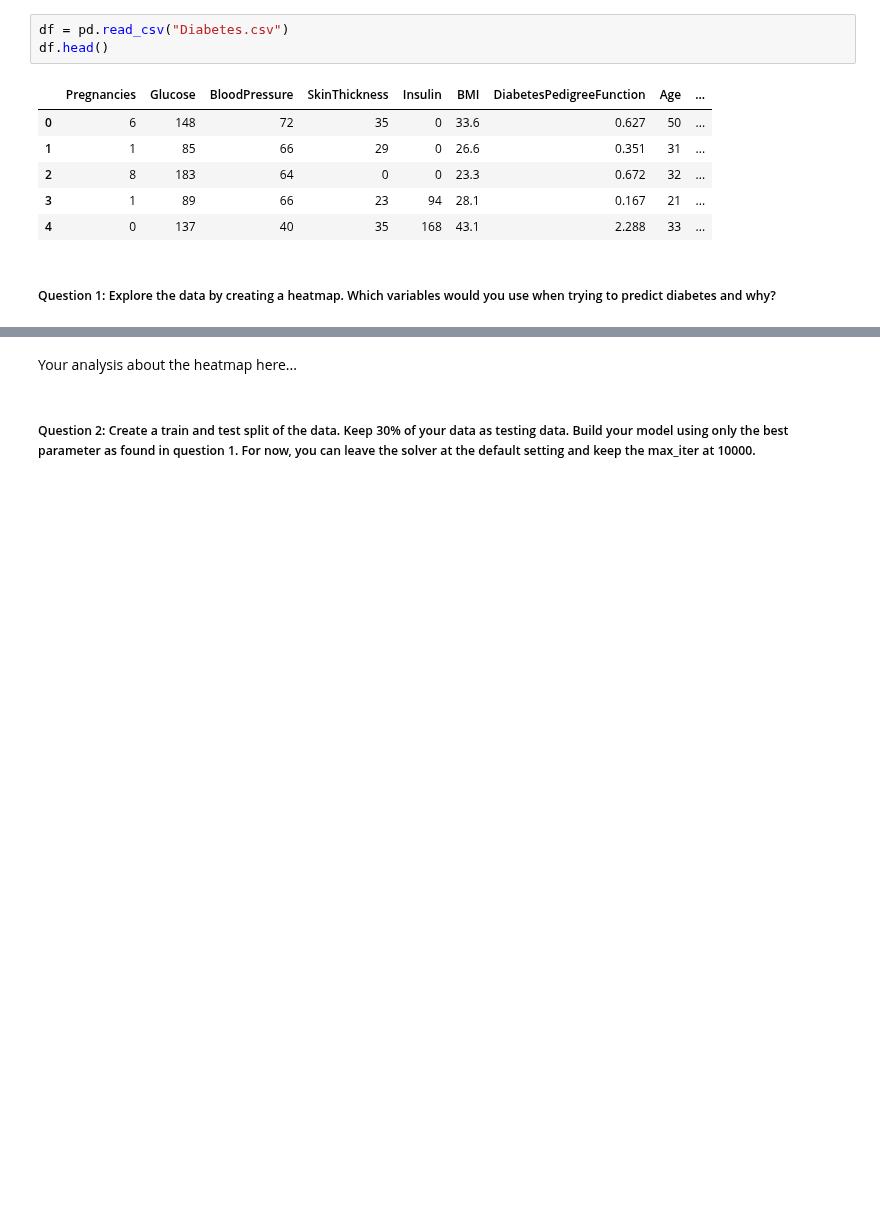
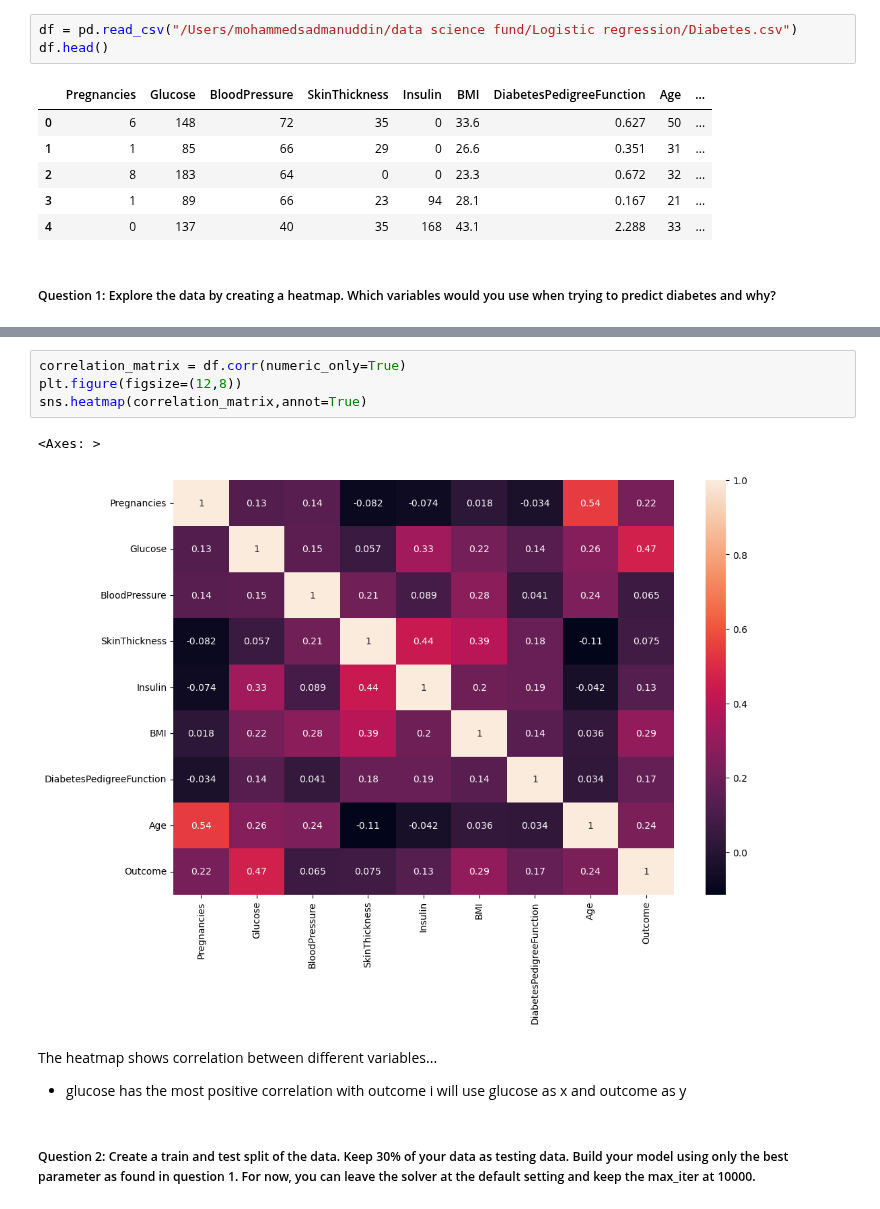
Before and after one commit to SadmanUddin/Machine-Learning-Lab, a Jupyter notebook: Logistic regression/diabetes_logistic_regression_model.ipynb, the cells around one changed output, grey strips where cells are left out. Cells and saved outputs as stored; diff of their text form; blank space fills up the shorter version.

Commit message:
Diabetes logistic regression model solved

```diff
--- a/Logistic regression/diabetes_logistic_regression_model.ipynb
+++ b/Logistic regression/diabetes_logistic_regression_model.ipynb
@@ -32,7 +32,7 @@ Today we will be working with the Pima Indians Diabetics dataset. In this datase
 # %% [markdown]
 First, let's have a look at the data.
 # %%
-df = pd.read_csv("Diabetes.csv")
+df = pd.read_csv("/Users/mohammedsadmanuddin/data science fund/Logistic regression/Diabetes.csv")
 df.head()
 # %% [output]
 |  | Pregnancies | Glucose | BloodPressure | SkinThickness | Insulin | BMI | DiabetesPedigreeFunction | Age | ... |
@@ -51,4 +46,13 @@ df.head()
-# %% [markdown]
-Your analysis about the heatmap here...
+# %%
+correlation_matrix = df.corr(numeric_only=True)
+plt.figure(figsize=(12,8))
+sns.heatmap(correlation_matrix,annot=True)
+# %% [output]
+<Axes: >
+[figure, added]
+# %% [markdown]
+The heatmap shows correlation between different variables...
+- glucose has the most positive correlation with outcome
+i will use glucose as x and outcome as y
 # %% [markdown]
 ##### Question 2: Create a train and test split of the data. Keep 30% of your data as testing data. Build your model using only the best parameter as found in question 1. For now, you can leave the solver at the default setting and keep the max_iter at 10000.
```
Also changed, not shown: parts of 26 cells of this notebook.
